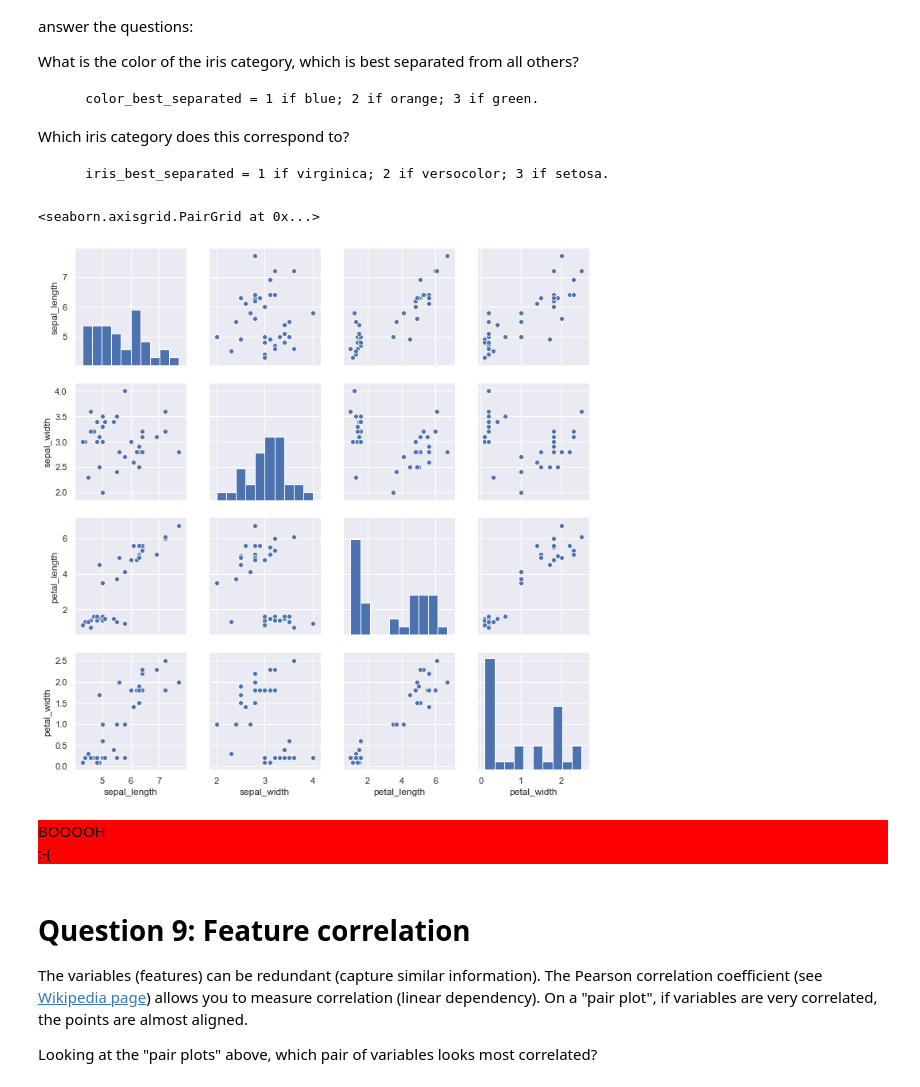
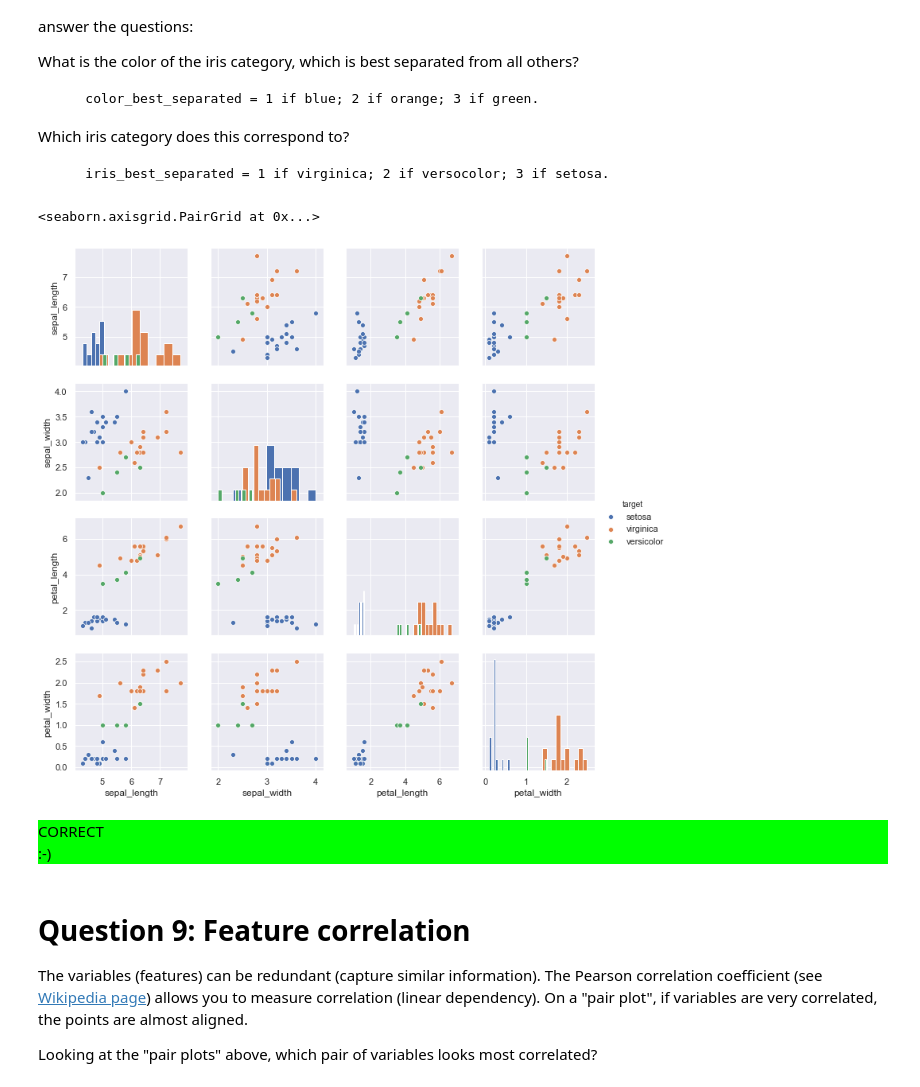
Before and after one commit to emilienlemaire/info232, a Jupyter notebook: TP0/TP0.ipynb, the cells around one changed output. Saved outputs shown, nothing was run; the diff lists cells and outputs as text; code cells hidden in the pictures.

```diff
--- a/TP0/TP0.ipynb
+++ b/TP0/TP0.ipynb
@@ -254,18 +254,18 @@ Which iris category does this correspond to?
         iris_best_separated = 1 if virginica; 2 if versocolor; 3 if setosa.
 # %%
 import seaborn as sns; sns.set()
-sns.pairplot(data, diag_kind="hist")
+sns.pairplot(data, diag_kind="hist", hue="target")
 # %% [output]
 <seaborn.axisgrid.PairGrid at 0x...>
-[figure, old version]
+[figure, new version]
 # %%
 question = 8
-color_best_separated = 8 # Change that
-iris_best_separated = 5  # Change that
+color_best_separated = 1 # Change that
+iris_best_separated = 3  # Change that
 score += check(color_best_separated*iris_best_separated, question)
 # %% [output]
-BOOOOH
-:-(
+CORRECT
+:-)
 # %% [markdown]
 # Question 9: Feature correlation
 The variables (features) can be redundant (capture similar information). The Pearson correlation coefficient (see <a href ="https://en.wikipedia.org/wiki/Pearson_correlation_coefficient"> Wikipedia page</a>) allows you to measure correlation (linear dependency). On a "pair plot", if variables are very correlated, the points are almost aligned.
```
Also changed, not shown: parts of 7 cells of this notebook.
